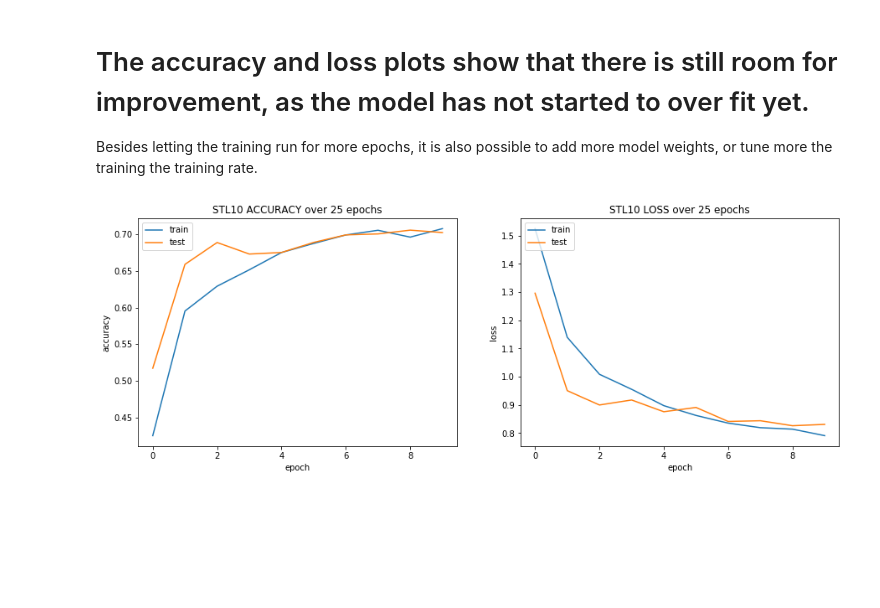
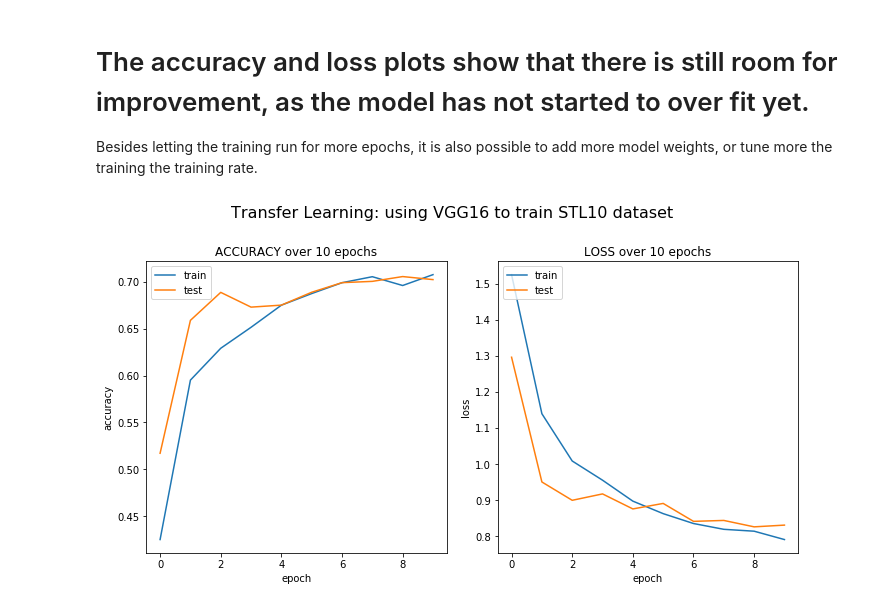
Before and after one commit to whatisAI/STL10, a Jupyter notebook: stl10_transfer_learning_vf.ipynb, the cells around one changed output. Drawn from its saved outputs; the diff is of its cells as text; code cells hidden in the pictures; blank space fills up the shorter version.

```diff
--- a/stl10_transfer_learning_vf.ipynb
+++ b/stl10_transfer_learning_vf.ipynb
@@ -217,24 +217,27 @@ Epoch 10/10
 # The accuracy and loss plots show that there is still room for improvement, as the model has not started to over fit yet.
 Besides letting the training run for more epochs, it is also possible to add more model weights, or tune more the training the training rate.
 # %%
-plt.figure(figsize=(15,5))
+plt.figure(figsize=(10,5))
+plt.suptitle('Transfer Learning: using VGG16 to train STL10 dataset', fontsize=16,y=1.08)
 plt.subplot(121)
 plt.plot(mod2.history['acc'])
 plt.plot(mod2.history['val_acc'])
 plt.title('model accuracy')
 plt.ylabel('accuracy')
 plt.xlabel('epoch')
 plt.legend(['train', 'test'], loc='upper left')
-plt.title('STL10 ACCURACY over 10 epochs')
+plt.title('ACCURACY over 10 epochs')
 
 plt.subplot(122)
 plt.plot(mod2.history['loss'])
 plt.plot(mod2.history['val_loss'])
 plt.title('model loss')
 plt.ylabel('loss')
 plt.xlabel('epoch')
 plt.legend(['train', 'test'], loc='upper left')
-plt.title('STL10 LOSS over 10 epochs')
+plt.title('LOSS over 10 epochs')
+plt.tight_layout()
+plt.savefig('TransferLearning_10epochs_training.png',pad_inches=0.1)
 plt.show()
 # %% [output]
-[figure, old version]
+[figure, new version]
```
